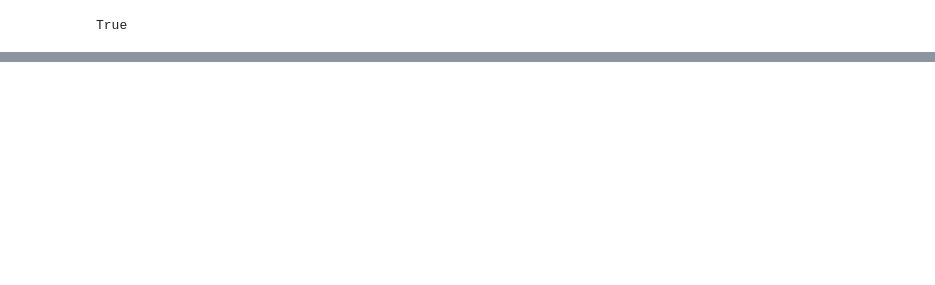
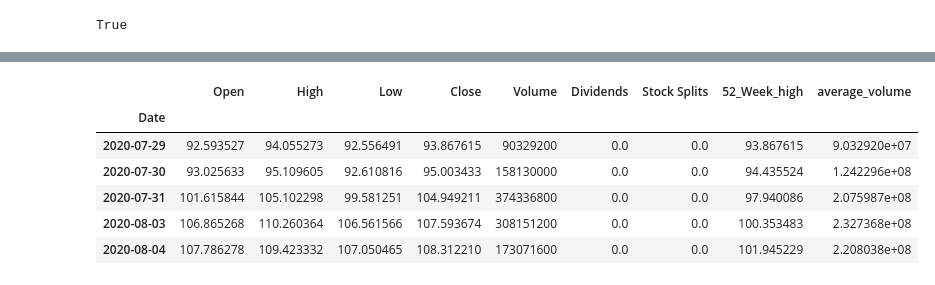
Before and after one commit to jblidell/project_2_canslim_screener, a Jupyter notebook: stock_code.ipynb, the cells around one changed output, grey strips where cells are left out. Cells and saved outputs as stored; diff of their text form; code cells hidden in the pictures; blank space fills up the shorter version.

```diff
--- a/stock_code.ipynb
+++ b/stock_code.ipynb
@@ -61,0 +60,12 @@ fs_apple
+# %%
+aapl_hist['52_Week_high'] = aapl_hist['Close'].rolling(window=220, min_periods=0).mean()
+
+aapl_hist.head()
+# %% [output]
+|  | Open | High | Low | Close | Volume | Dividends | Stock Splits | 52_Week_high | average_volume |
+| Date |  |  |  |  |  |  |  |  |  |
+| 2020-07-29 | 92.593527 | 94.055273 | 92.556491 | 93.867615 | 90329200 | 0.0 | 0.0 | 93.867615 | 9.032920e+07 |
+| 2020-07-30 | 93.025633 | 95.109605 | 92.610816 | 95.003433 | 158130000 | 0.0 | 0.0 | 94.435524 | 1.242296e+08 |
+| 2020-07-31 | 101.615844 | 105.102298 | 99.581251 | 104.949211 | 374336800 | 0.0 | 0.0 | 97.940086 | 2.075987e+08 |
+| 2020-08-03 | 106.865268 | 110.260364 | 106.561566 | 107.593674 | 308151200 | 0.0 | 0.0 | 100.353483 | 2.327368e+08 |
+| 2020-08-04 | 107.786278 | 109.423332 | 107.050465 | 108.312210 | 173071600 | 0.0 | 0.0 | 101.945229 | 2.208038e+08 |
```
Also changed, not shown: parts of 16 cells of this notebook.
